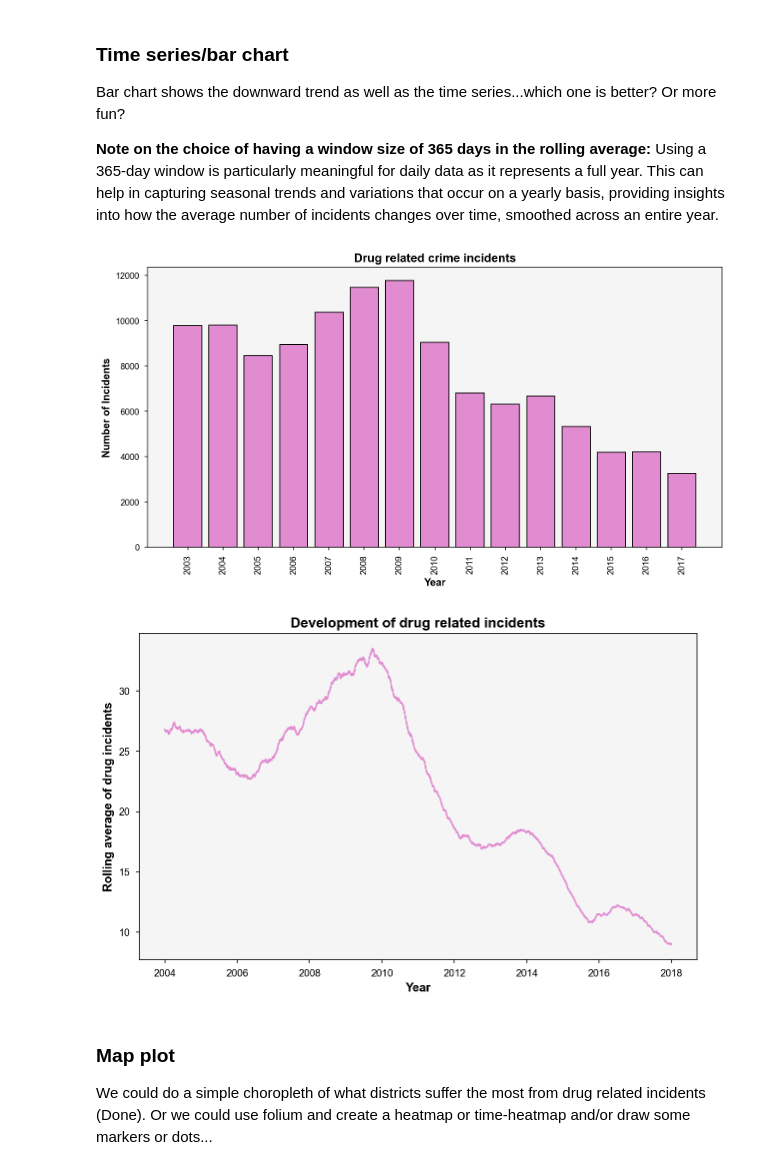
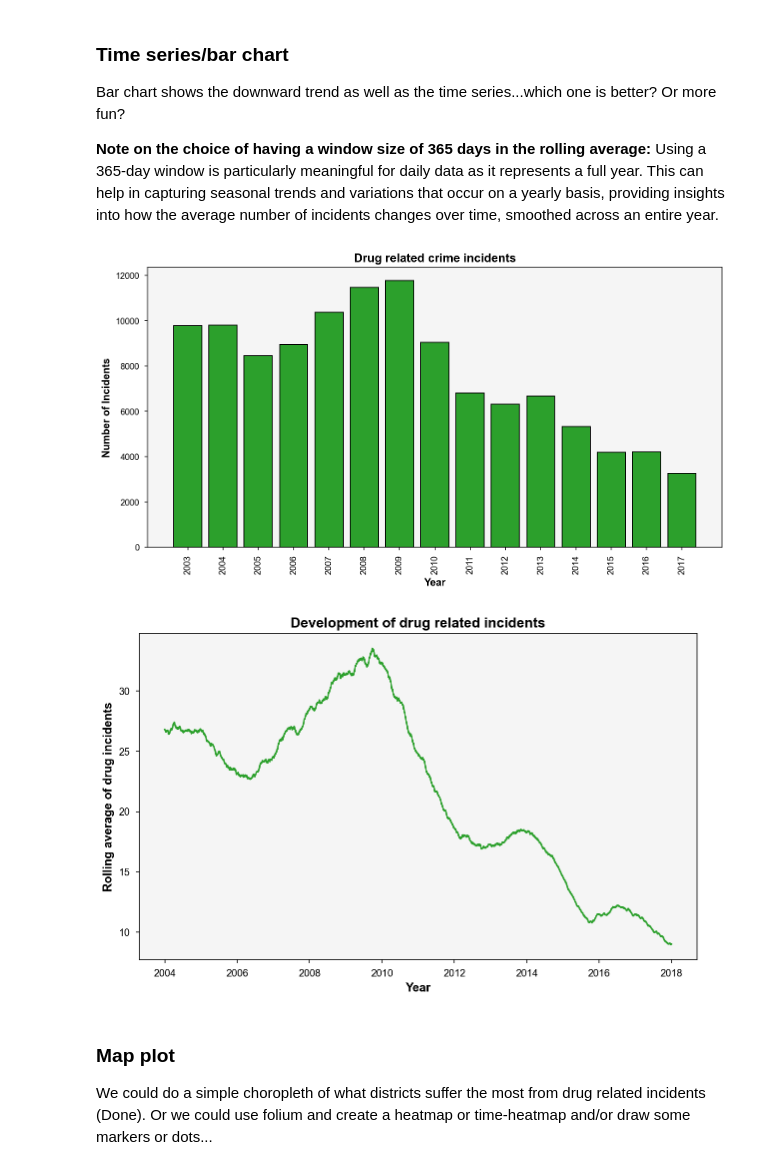
Before and after one commit to thg205/thg205.github.io, a Jupyter notebook: Week8.ipynb, the cells around one changed output. Drawn from its saved outputs; the diff is of its cells as text; code cells hidden in the pictures.

Commit message:
Updating figures

```diff
--- a/Week8.ipynb
+++ b/Week8.ipynb
@@ -111,20 +111,20 @@ Using a 365-day window is particularly meaningful for daily data as it represent
 # %%
 drug = data[data.Category == 'DRUG/NARCOTIC']
 
 drug_count_per_year = drug.groupby('Year').size().reset_index(name = 'Count')
 
 # Plot the drug crime incidents
 plt.figure(figsize=(12, 6))
-plt.bar(drug_count_per_year['Year'], drug_count_per_year['Count'], color='#', edgecolor='black')
+plt.bar(drug_count_per_year['Year'], drug_count_per_year['Count'], color='#2ca02c', edgecolor='black')
 plt.xticks(drug_count_per_year['Year'], rotation=90)  # Ensures there's an x-tick for each year
 
 plt.title('Drug related crime incidents')
 plt.xlabel('Year')
 plt.ylabel('Number of Incidents')
 plt.savefig(fig_path + '/' +'bar-chart.png')
 plt.show()
 # %% [output]
-[figure, old version]
+[figure, new version]
 # %%
 drug_count_per_day = drug.groupby('Date').size().reset_index(name = 'Count')
 drug_count_per_day = drug_count_per_day.set_index('Date')
@@ -132,14 +132,14 @@ drug_count_per_day = drug_count_per_day.set_index('Date')
 smoothed_drug_count_per_day = drug_count_per_day.rolling(365).mean()
 
 plt.figure(figsize=(10, 6))
-plt.plot(smoothed_drug_count_per_day['Count'], color='#E18CD1')
+plt.plot(smoothed_drug_count_per_day['Count'], color='#2ca02c')
 plt.title('Development of drug related incidents')
 plt.xlabel('Year')
 plt.ylabel('Rolling average of drug incidents')
 plt.savefig(fig_path + '/' +'time-series.png')
 plt.show()
 # %% [output]
-[figure, old version]
+[figure, new version]
 # %% [markdown]
 ### Map plot
 We could do a simple choropleth of what districts suffer the most from drug related incidents (Done).
```
Also changed, not shown: parts of 7 cells of this notebook, 1 other file.
